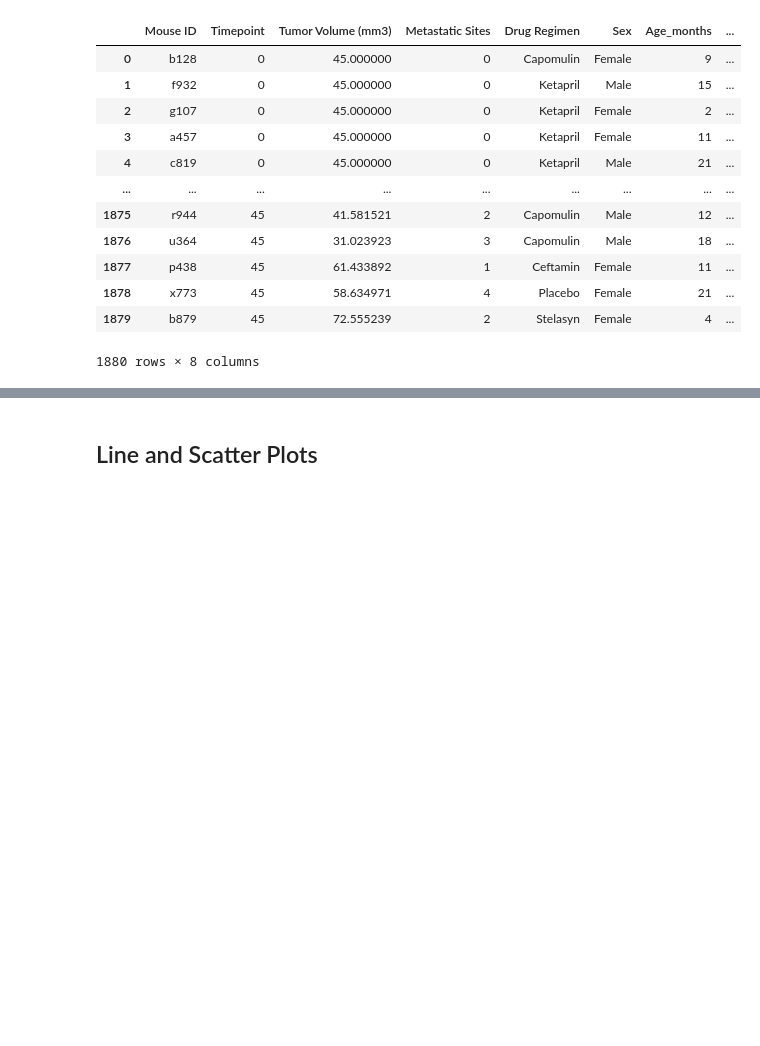
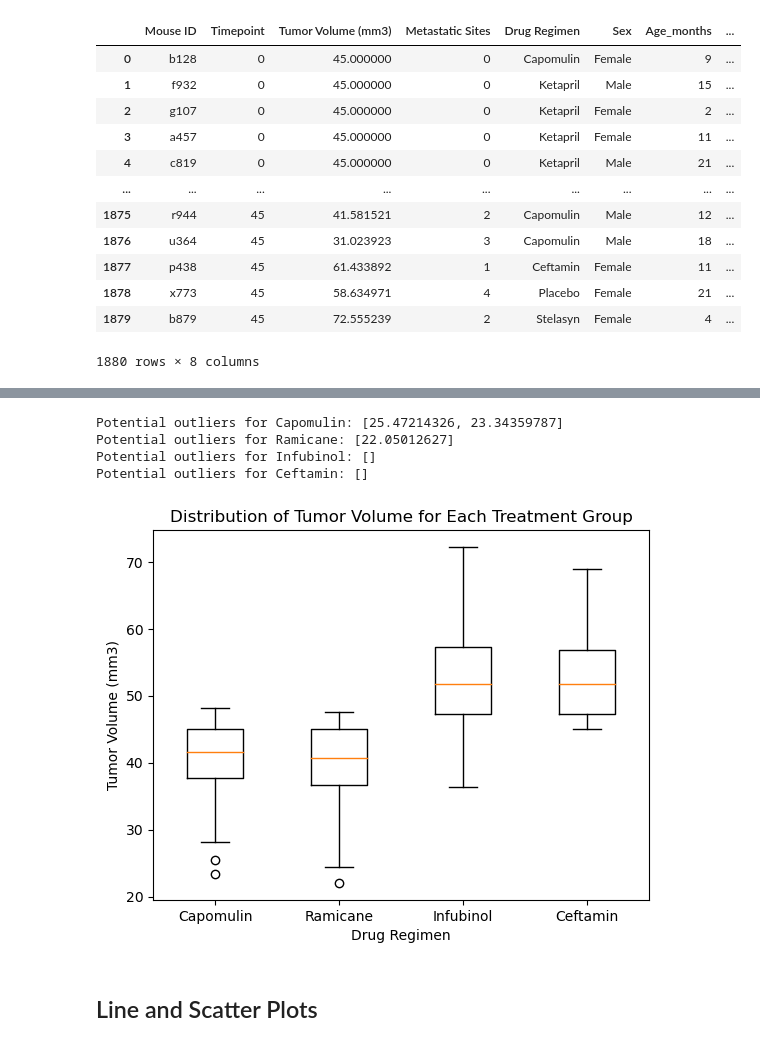
Before and after one commit to claytonmknight/pymaceuticals-challenge, a Jupyter notebook: Pymaceuticals/pymaceuticals_starter - Copy.ipynb, the cells around one changed output, grey strips where cells are left out. Drawn from its saved outputs; the diff is of its cells as text; code cells hidden in the pictures; blank space fills up the shorter version.

```diff
--- a/Pymaceuticals/pymaceuticals_starter - Copy.ipynb
+++ b/Pymaceuticals/pymaceuticals_starter - Copy.ipynb
@@ -240,3 +200,66 @@ TypeError: unsupported operand type(s) for -: 'str' and 'str'
+# %%
+# Put treatments into a list for for loop (and later for plot labels)
+treatment_regimens = ["Capomulin", "Ramicane", "Infubinol", "Ceftamin"]
+
+# Create empty dictionary to store tumor volume data for each regimen
+tumor_volume_data = {regimen: [] for regimen in treatment_regimens}
+
+# Calculate and store tumor volume data for each regimen
+for regimen in treatment_regimens:
+    # Filter data for the current regimen
+    regimen_data = max_tp_df[max_tp_df["Drug Regimen"] == regimen]
+
+    # Append tumor volume data to the corresponding list
+    tumor_volume_data[regimen] = regimen_data["Tumor Volume (mm3)"].tolist()
+
+# Calculate the IQR and determine potential outliers for each regimen
+outliers = {}
+for regimen in treatment_regimens:
+    # Get tumor volume data for the current regimen
+    data = tumor_volume_data[regimen]
+
+    # Calculate quartiles and IQR
+    quartiles = np.percentile(data, [25, 50, 75])
+    lower_quartile = quartiles[0]
+    upper_quartile = quartiles[2]
+    iqr = upper_quartile - lower_quartile
+
+    # Determine lower and upper bounds for outliers
+    lower_bound = lower_quartile - (1.5 * iqr)
+    upper_bound = upper_quartile + (1.5 * iqr)
+
+    # Find potential outliers
+    regimen_outliers = [value for value in data if value < lower_bound or value > upper_bound]
+
+    # Store outliers for the current regimen
+    outliers[regimen] = regimen_outliers
+
+# Display potential outliers for each regimen
+for regimen, regimen_outliers in outliers.items():
+    print(f"Potential outliers for {regimen}: {regimen_outliers}")
+# %% [output]
+Potential outliers for Capomulin: [25.47214326, 23.34359787]
+Potential outliers for Ramicane: [22.05012627]
+Potential outliers for Infubinol: []
+Potential outliers for Ceftamin: []
+# %%
+# Generate a box plot that shows the distrubution of the tumor volume for each treatment group.
+# Extract tumor volume data for each treatment regimen
+tumor_volume_data = [max_tp_df[max_tp_df['Drug Regimen'] == regimen]['Tumor Volume (mm3)'].values
+                     for regimen in treatment_regimens]
+
+# Create a box plot
+plt.boxplot(tumor_volume_data, labels=treatment_regimens)
+
+# Add labels and title
+plt.xlabel('Drug Regimen')
+plt.ylabel('Tumor Volume (mm3)')
+plt.title('Distribution of Tumor Volume for Each Treatment Group')
+
+# Show plot
+plt.show()
+# %% [output]
+[figure, added]
 # %% [markdown]
 ## Line and Scatter Plots
 # %%
```
Also changed, not shown: parts of 8 cells of this notebook.
